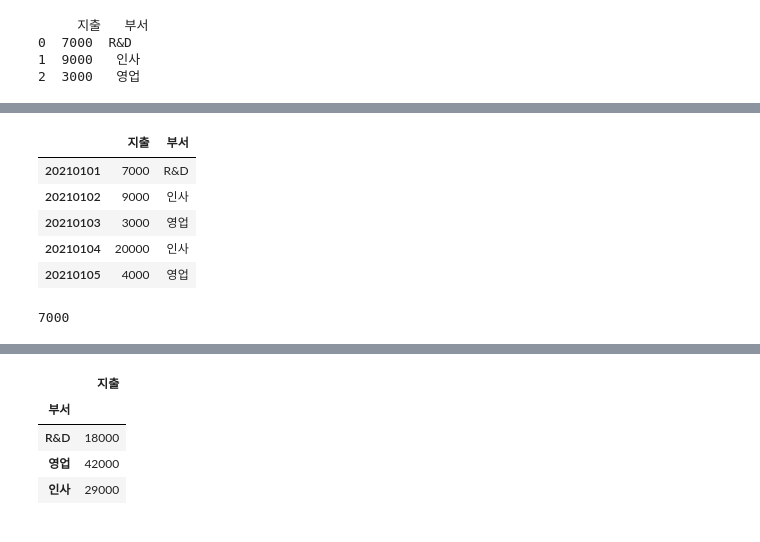
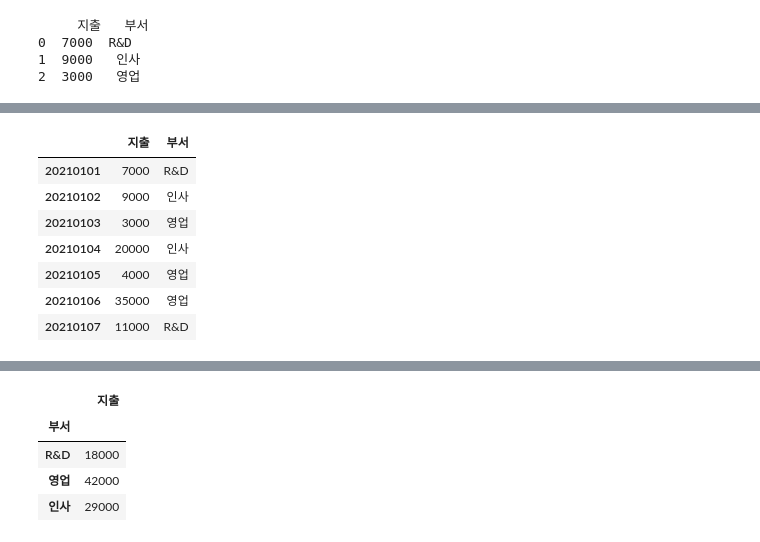
Before and after one commit to louischoi0/intermediate_python, a Jupyter notebook: 2강/실습자료/3_1.ipynb, the cells around one changed output, grey strips where cells are left out. Saved outputs shown, nothing was run; the diff lists cells and outputs as text; code cells hidden in the pictures.

```diff
--- a/2강/실습자료/3_1.ipynb
+++ b/2강/실습자료/3_1.ipynb
@@ -77,46 +147,29 @@ Name: 지출, dtype: int64
 # %%
 import pandas as pd
 
 values = [
     [7000, "R&D"],
     [ 9000, "인사" ],
     [ 3000, "영업"],
     [ 20000, "인사" ],
-    [ 4000, "영업" ]
+    [ 4000, "영업" ],
+    [ 35000, "영업"],
+    [11000, "R&D"]
 ]
-
-dates = [ "20210101", "20210102", "20210103", "20210104", "20210105" ]
+dates = [
+    "20210101", "20210102", "20210103",
+    "20210104", "20210105", "20210106",
+    "20210107"
+]
 columns = [ "지출", "부서" ]
-
-df = pd.DataFrame(values,columns=columns)
-df.index = dates
-
+df = pd.DataFrame(values, index=dates, columns=columns)
 df
 # %% [output]
 |  | 지출 | 부서 |
 | 20210101 | 7000 | R&D |
 | 20210102 | 9000 | 인사 |
 | 20210103 | 3000 | 영업 |
 | 20210104 | 20000 | 인사 |
 | 20210105 | 4000 | 영업 |
+| 20210106 | 35000 | 영업 |
+| 20210107 | 11000 | R&D |
-# %%
-import pandas as pd
-
-values = [
-    [7000, "R&D"],
-    [ 9000, "인사" ],
-    [ 3000, "영업"],
-    [ 20000, "인사" ],
-    [ 4000, "영업" ]
-]
-
-dates = [ "20210101", "20210102", "20210103", "20210104", "20210105" ]
-columns = [ "지출", "부서" ]
-
-df = pd.DataFrame(values,columns=columns)
-df.index = dates
-
-sales_team_expenses = df[ df["부서"] == "영업"]
-sales_team_expenses["지출"].sum()
-# %% [output]
-7000
```
Also changed, not shown: parts of 19 cells of this notebook, 26 other files.
